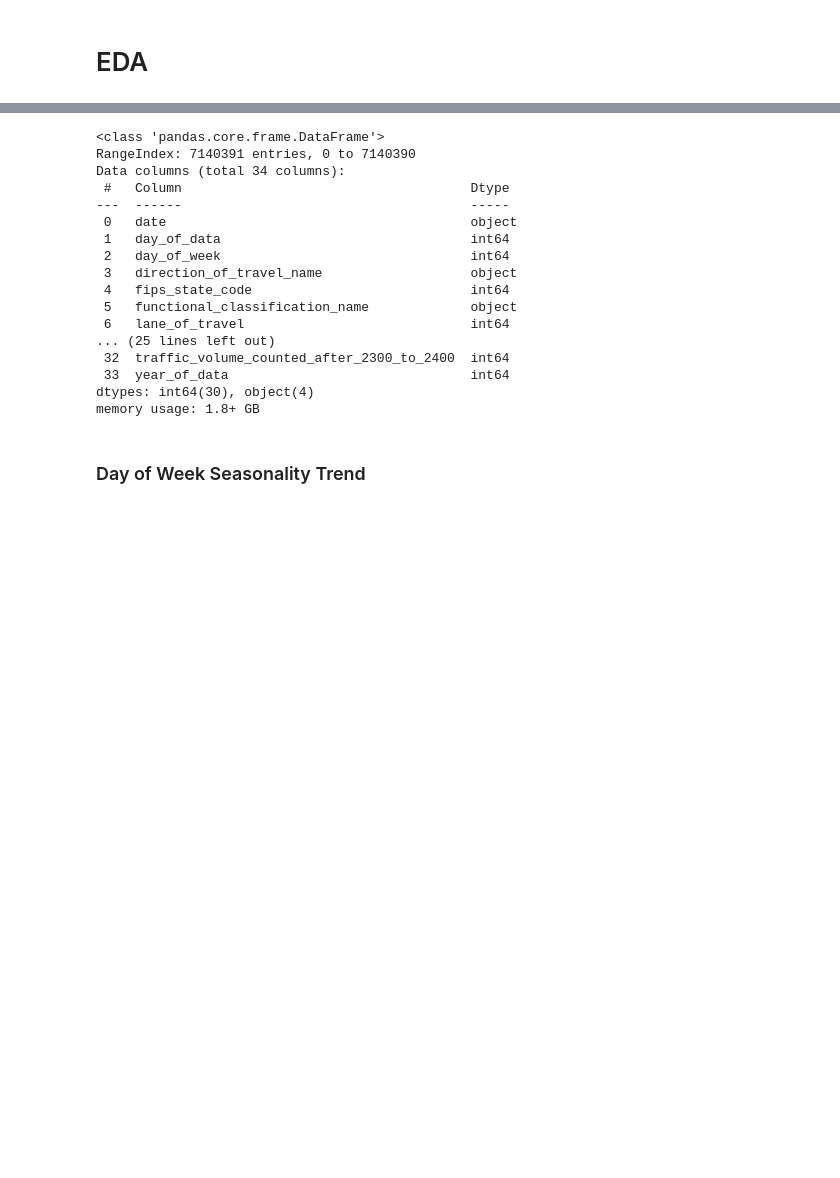
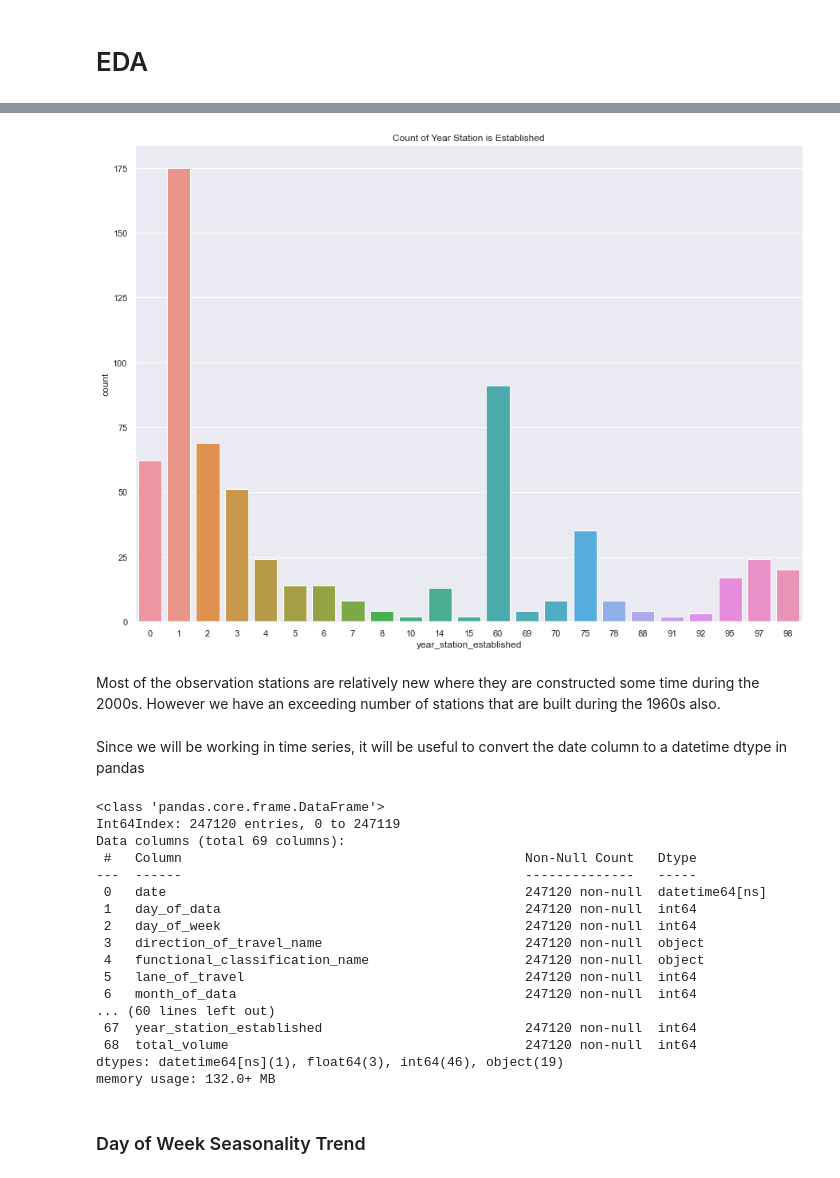
Before and after one commit to Daryl-PSH/us_traffic, a Jupyter notebook: notebooks/EDA.ipynb, the cells around one changed output, grey strips where cells are left out. Saved outputs shown, nothing was run; the diff lists cells and outputs as text; code cells hidden in the pictures; blank space fills up the shorter version.

```diff
--- a/notebooks/EDA.ipynb
+++ b/notebooks/EDA.ipynb
@@ -6,7 +11,7 @@ import matplotlib.pyplot as plt
 
 sns.set()
 # %%
-station_path = "../data/interim/dot_traffic_station_2015.csv"
+station_path = "../data/interim/dot_traffic_stations_2015.csv"
 traffic_path = "../data/interim/dot_traffic_2015.csv"
 # %%
 traffic_df = pd.read_csv(traffic_path)
@@ -117,0 +73,5 @@ traffic_df.drop("record_type", axis=1, inplace=True)
+# %%
+NEW_YORK_CODE = 36
+# %%
+station_df = station_df[station_df["fips_state_code"] == NEW_YORK_CODE]
+traffic_df = traffic_df[traffic_df["fips_state_code"] == NEW_YORK_CODE]
@@ -117,0 +80,3 @@ traffic_df.drop("record_type", axis=1, inplace=True)
+# %%
+station_df.drop("fips_state_code", inplace=True, axis=1)
+traffic_df.drop("fips_state_code", inplace=True, axis=1)
@@ -117,0 +167,12 @@ traffic_df.drop("record_type", axis=1, inplace=True)
+# %%
+plot_dims = (15, 11)
+fig, ax= plt.subplots(figsize=plot_dims)
+plt.title("Count of Year Station is Established")
+sns.countplot(station_df["year_station_established"])
+plt.show()
+# %% [output]
+[figure, added]
+# %% [markdown]
+Most of the observation stations are relatively new where they are constructed some time during the 2000s. However we have an exceeding number of stations that are built during the 1960s also.
+# %% [markdown]
+Since we will be working in time series, it will be useful to convert the date column to a datetime dtype in pandas
@@ -118,22 +181,22 @@ traffic_df.drop("record_type", axis=1, inplace=True)
 # %%
-traffic_df.info()
+combined_df.info()
 # %% [output]
 <class 'pandas.core.frame.DataFrame'>
-RangeIndex: 7140391 entries, 0 to 7140390
-Data columns (total 34 columns):
- #   Column                                     Dtype
----  ------                                     -----
- 0   date                                       object
- 1   day_of_data                                int64
- 2   day_of_week                                int64
- 3   direction_of_travel_name                   object
- 4   fips_state_code                            int64
- 5   functional_classification_name             object
- 6   lane_of_travel                             int64
-... (25 lines left out)
- 32  traffic_volume_counted_after_2300_to_2400  int64
- 33  year_of_data                               int64
-dtypes: int64(30), object(4)
-memory usage: 1.8+ GB
+Int64Index: 247120 entries, 0 to 247119
+Data columns (total 69 columns):
+ #   Column                                            Non-Null Count   Dtype
+---  ------                                            --------------   -----
+ 0   date                                              247120 non-null  datetime64[ns]
+ 1   day_of_data                                       247120 non-null  int64
+ 2   day_of_week                                       247120 non-null  int64
+ 3   direction_of_travel_name                          247120 non-null  object
+ 4   functional_classification_name                    247120 non-null  object
+ 5   lane_of_travel                                    247120 non-null  int64
+ 6   month_of_data                                     247120 non-null  int64
+... (60 lines left out)
+ 67  year_station_established                          247120 non-null  int64
+ 68  total_volume                                      247120 non-null  int64
+dtypes: datetime64[ns](1), float64(3), int64(46), object(19)
+memory usage: 132.0+ MB
 # %% [markdown]
 ### Day of Week Seasonality Trend
```
Also changed, not shown: parts of 73 cells of this notebook.
